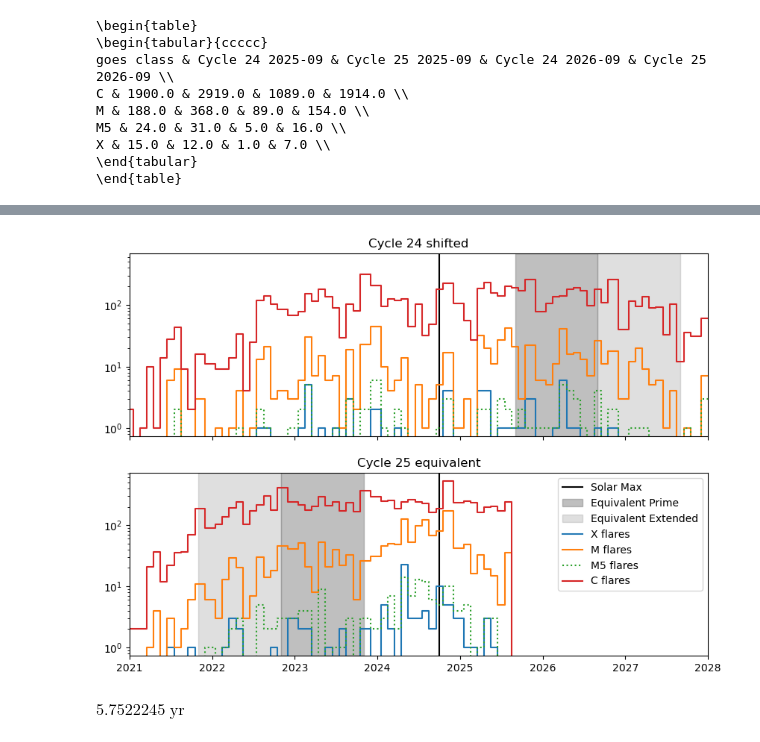
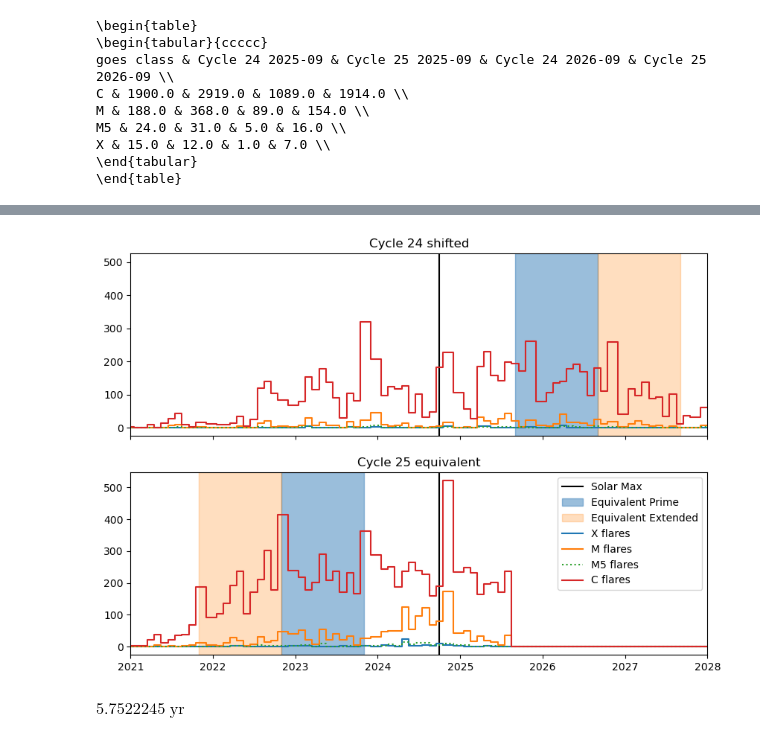
Before and after one commit to PADRESat/meddea_notebooks, a Jupyter notebook: paper1/solar_cycle/flare_cycle_prediction.ipynb, the cells around one changed output, grey strips where cells are left out. Drawn from its saved outputs; the diff is of its cells as text; code cells hidden in the pictures.

```diff
--- a/paper1/solar_cycle/flare_cycle_prediction.ipynb
+++ b/paper1/solar_cycle/flare_cycle_prediction.ipynb
@@ -198,4 +214,8 @@ summary_flares.write('../summary_flare.csv')
 # %%
+CB_color_cycle = ['#377eb8', '#ff7f00', '#4daf4a',
+                  '#f781bf', '#a65628', '#984ea3',
+                  '#999999', '#e41a1c', '#dede00']
+
 f, axes = plt.subplots(2, 1, sharex=True, figsize=(10, 7))
 i = 0
 for this_ts, ax in zip([flare_count_ts_shifted, flare_count_ts], axes):
@@ -203,24 +223,28 @@ for this_ts, ax in zip([flare_count_ts_shifted, flare_count_ts], axes):
     ax.axvline(solar25_max.to_datetime(), color="black", label="Solar Max")
 
     if i == 0:
-        ax.axvspan(mission_start.to_datetime(), mission_end.to_datetime(), color="grey",
+        ax.axvspan(mission_start.to_datetime(), mission_end.to_datetime(),
                 alpha=0.5,
-                label="Prime"
+                label="Prime",
+                color=CB_color_cycle[0]
         )
-        ax.axvspan(mission_end.to_datetime(), extended_end.to_datetime(), color="grey",
+        ax.axvspan(mission_end.to_datetime(), extended_end.to_datetime(),
                 alpha=0.25,
-                label="Extended"
+                label="Extended",
+                color=CB_color_cycle[1]
         )
 
     if i == 1:
-        ax.axvspan((solar25_max - mission_start + solar25_max).to_datetime(), (solar25_max - mission_end + solar25_max).to_datetime(), color="grey",
+        ax.axvspan((solar25_max - mission_start + solar25_max).to_datetime(), (solar25_max - mission_end + solar25_max).to_datetime(),
                 alpha=0.5,
-                label="Equivalent Prime"
+                label="Equivalent Prime",
+                color=CB_color_cycle[0]
         )
 
-        ax.axvspan((solar25_max - mission_end + solar25_max).to_datetime(), (solar25_max - extended_end + solar25_max).to_datetime(), color="grey",
+        ax.axvspan((solar25_max - mission_end + solar25_max).to_datetime(), (solar25_max - extended_end + solar25_max).to_datetime(),
                 alpha=0.25,
-                label="Equivalent Extended"
+                label="Equivalent Extended",
+                color = CB_color_cycle[1]
         )
     if i == 0:
         ax.set_title('Cycle 24 shifted')
@@ -233,35 +257,34 @@ for this_ts, ax in zip([flare_count_ts_shifted, flare_count_ts], axes):
         label="X flares",
         where='mid'
     )
 
     ax.step(
         this_ts["C"]['time_bin_start'].to_datetime(),
         this_ts["M"]["count"],
         label="M flares",
         where='mid'
     )
 
     ax.step(
         this_ts["C"]['time_bin_start'].to_datetime(),
         this_ts["M5"]["count"],
         label="M5 flares",
         where='mid',
         linestyle='dotted'
     )
 
     ax.step(
         this_ts["C"]['time_bin_start'].to_datetime(),
         this_ts["C"]["count"],
         label="C flares",
         where='mid'
     )
     ax.set_xlim(Time("2021-01-01T00:00").to_datetime(), Time("2028-01-01T00:00").to_datetime())
     i += 1
-    ax.set_yscale('log')
     plt.legend()
     plt.savefig('solar_cycle_predict.pdf')
 # %% [output]
-[figure, old version]
+[figure, new version]
 # %%
 (mission_start - Time('2019-12-01')).to('year')
 # %% [output]
```
Also changed, not shown: parts of 4 cells of this notebook, 29 other files.
